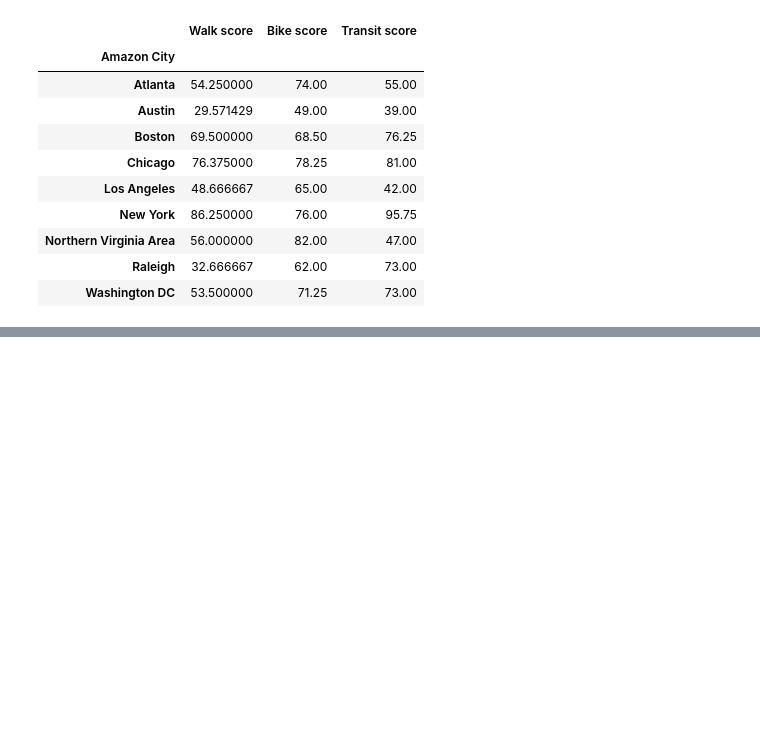
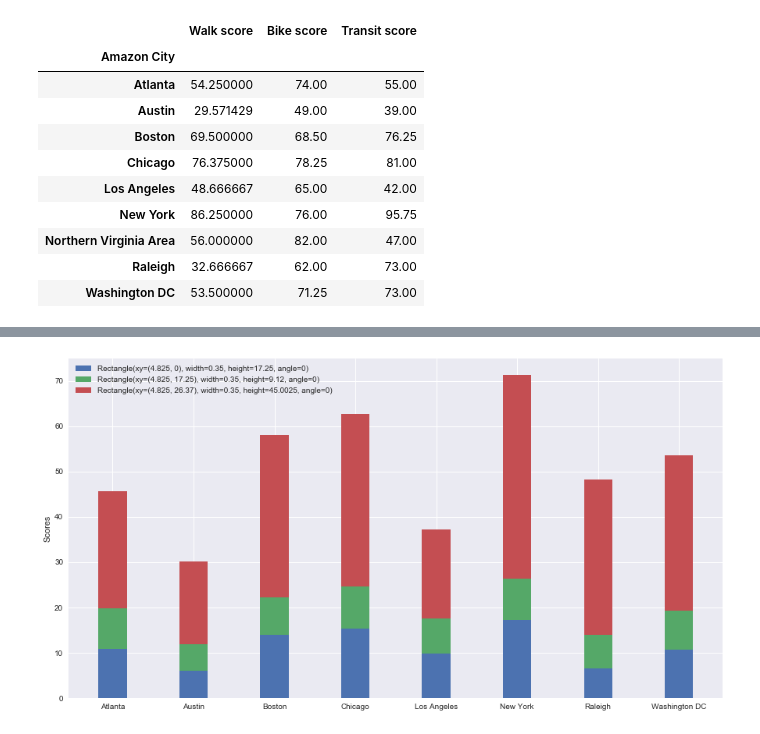
Before and after one commit to indranik/BC_Project1, a Jupyter notebook: Transportation Data - Helen/Walkscore Dataframe - Helen.ipynb, the cells around one changed output, grey strips where cells are left out. Drawn from its saved outputs; the diff is of its cells as text; code cells hidden in the pictures; blank space fills up the shorter version.

```diff
--- a/Transportation Data - Helen/Walkscore Dataframe - Helen.ipynb
+++ b/Transportation Data - Helen/Walkscore Dataframe - Helen.ipynb
@@ -141,0 +214,22 @@ amazon_city_group[['Walk score', 'Bike score', 'Transit score']].mean()
+# %%
+import numpy as np
+import matplotlib.pyplot as plt
+
+
+N = 8
+ind = np.arange(N)    # the x locations for the groups
+width = 0.35       # the width of the bars: can also be len(x) sequence
+
+p1 = plt.bar(amazon_city_group_mean['Amazon City'],amazon_city_group_mean['Walk score (Normalized)'], width)
+p2 = plt.bar(amazon_city_group_mean['Amazon City'],amazon_city_group_mean['Bike score (Normalized)'], width,
+             bottom=amazon_city_group_mean['Walk score (Normalized)'])
+p3 = plt.bar( amazon_city_group_mean['Amazon City'],amazon_city_group_mean['Transit score (Normalized)'], width,
+             bottom=amazon_city_group_mean['Bike score (Normalized)']+amazon_city_group_mean['Walk score (Normalized)'])
+
+plt.ylabel('Scores')
+plt.title('')
+plt.legend((p1[0], p2[0], p3[0]))
+
+plt.show()
+# %% [output]
+[figure, added]
```
Also changed, not shown: parts of 9 cells of this notebook, 14 other files.
